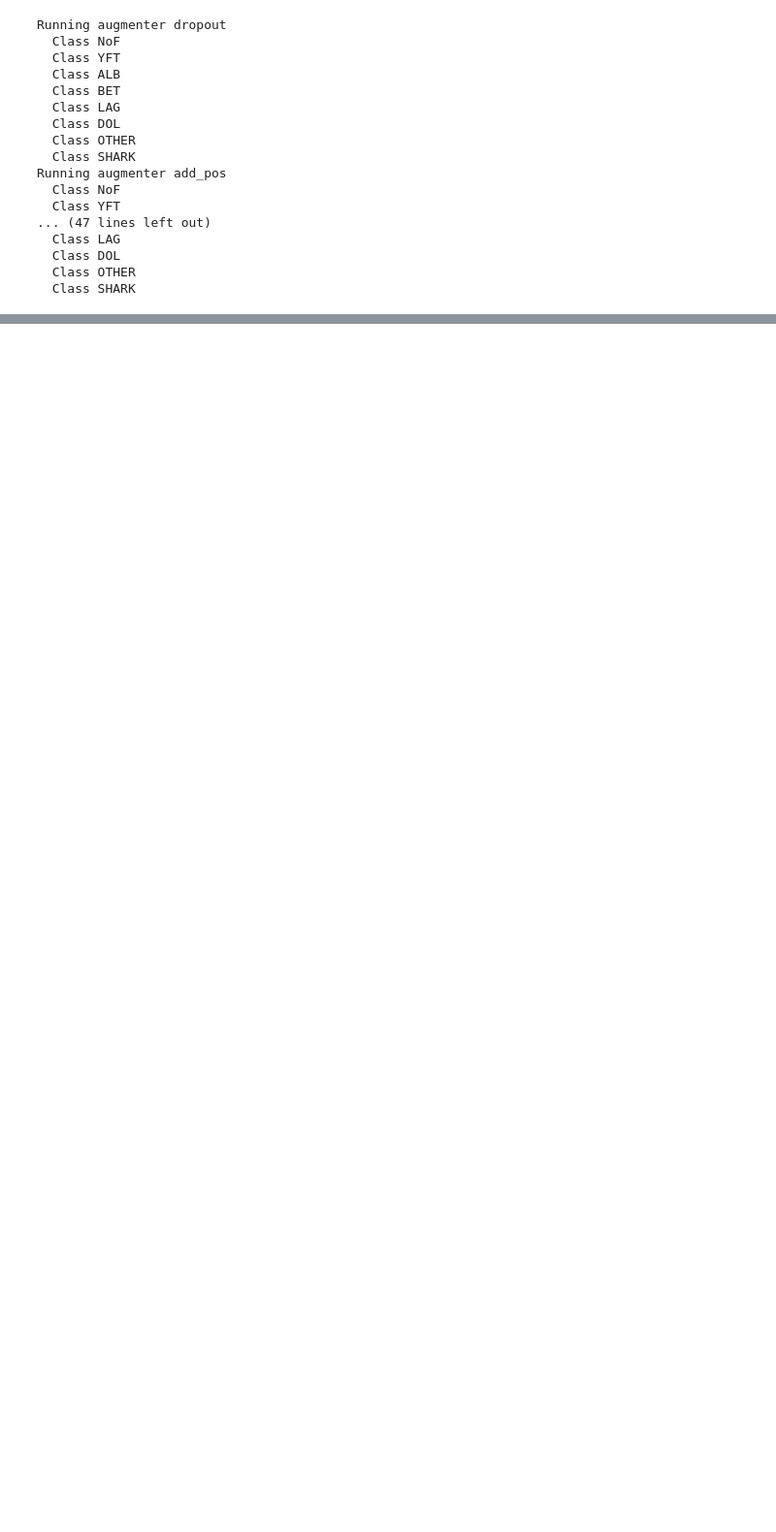
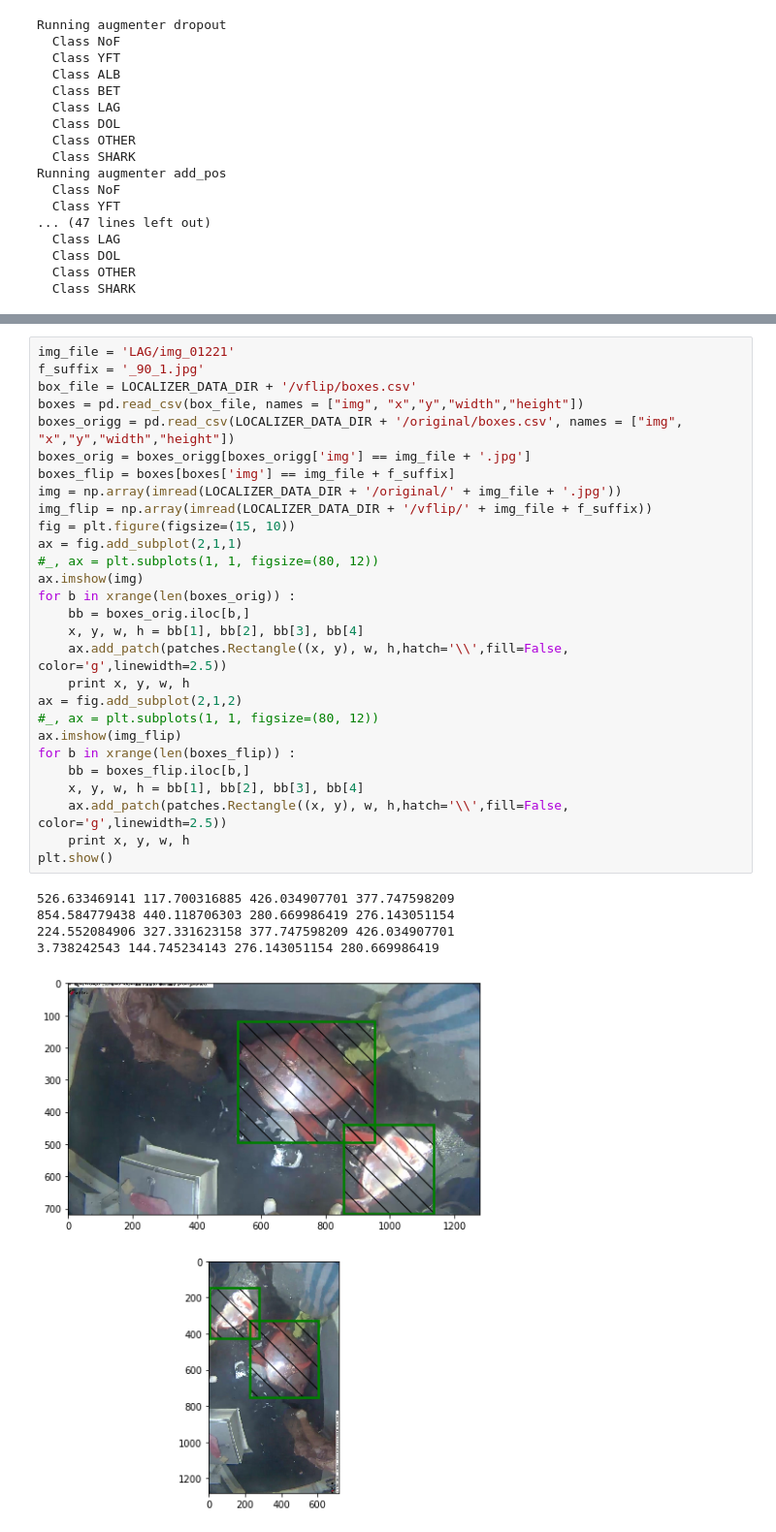
Before and after one commit to lqdreality/fisheries_monitoring, a Jupyter notebook: augmentation/generate_augmentations.ipynb, the cells around one changed output, grey strips where cells are left out. Shown at 97% size. Drawn from its saved outputs; the diff is of its cells as text; blank space fills up the shorter version.

```diff
--- a/augmentation/generate_augmentations.ipynb
+++ b/augmentation/generate_augmentations.ipynb
@@ -431,0 +623,34 @@ Running augmenter add_pos
+# %%
+img_file = 'LAG/img_01221'
+f_suffix = '_90_1.jpg'
+box_file = LOCALIZER_DATA_DIR + '/vflip/boxes.csv'
+boxes = pd.read_csv(box_file, names = ["img", "x","y","width","height"])
+boxes_origg = pd.read_csv(LOCALIZER_DATA_DIR + '/original/boxes.csv', names = ["img", "x","y","width","height"])
+boxes_orig = boxes_origg[boxes_origg['img'] == img_file + '.jpg']
+boxes_flip = boxes[boxes['img'] == img_file + f_suffix]
+img = np.array(imread(LOCALIZER_DATA_DIR + '/original/' + img_file + '.jpg'))
+img_flip = np.array(imread(LOCALIZER_DATA_DIR + '/vflip/' + img_file + f_suffix))
+fig = plt.figure(figsize=(15, 10))
+ax = fig.add_subplot(2,1,1)
+#_, ax = plt.subplots(1, 1, figsize=(80, 12))
+ax.imshow(img)
+for b in xrange(len(boxes_orig)) :
+    bb = boxes_orig.iloc[b,]
+    x, y, w, h = bb[1], bb[2], bb[3], bb[4]
+    ax.add_patch(patches.Rectangle((x, y), w, h,hatch='\\',fill=False, color='g',linewidth=2.5))
+    print x, y, w, h
+ax = fig.add_subplot(2,1,2)
+#_, ax = plt.subplots(1, 1, figsize=(80, 12))
+ax.imshow(img_flip)
+for b in xrange(len(boxes_flip)) :
+    bb = boxes_flip.iloc[b,]
+    x, y, w, h = bb[1], bb[2], bb[3], bb[4]
+    ax.add_patch(patches.Rectangle((x, y), w, h,hatch='\\',fill=False, color='g',linewidth=2.5))
+    print x, y, w, h
+plt.show()
+# %% [output]
+526.633469141 117.700316885 426.034907701 377.747598209
+854.584779438 440.118706303 280.669986419 276.143051154
+224.552084906 327.331623158 377.747598209 426.034907701
+3.738242543 144.745234143 276.143051154 280.669986419
+[figure, added]
```
Also changed, not shown: parts of 3 cells of this notebook, 1 other file.
